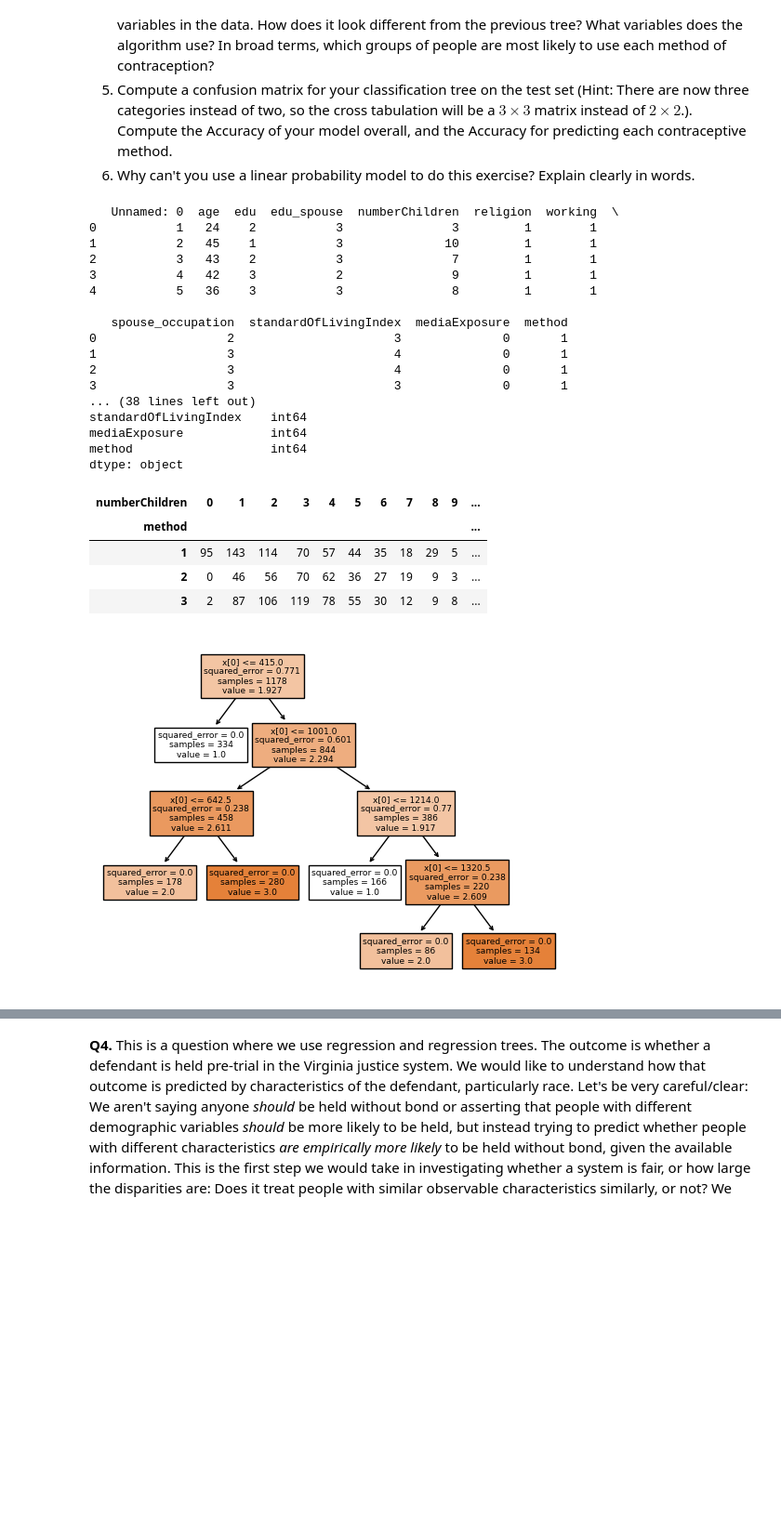
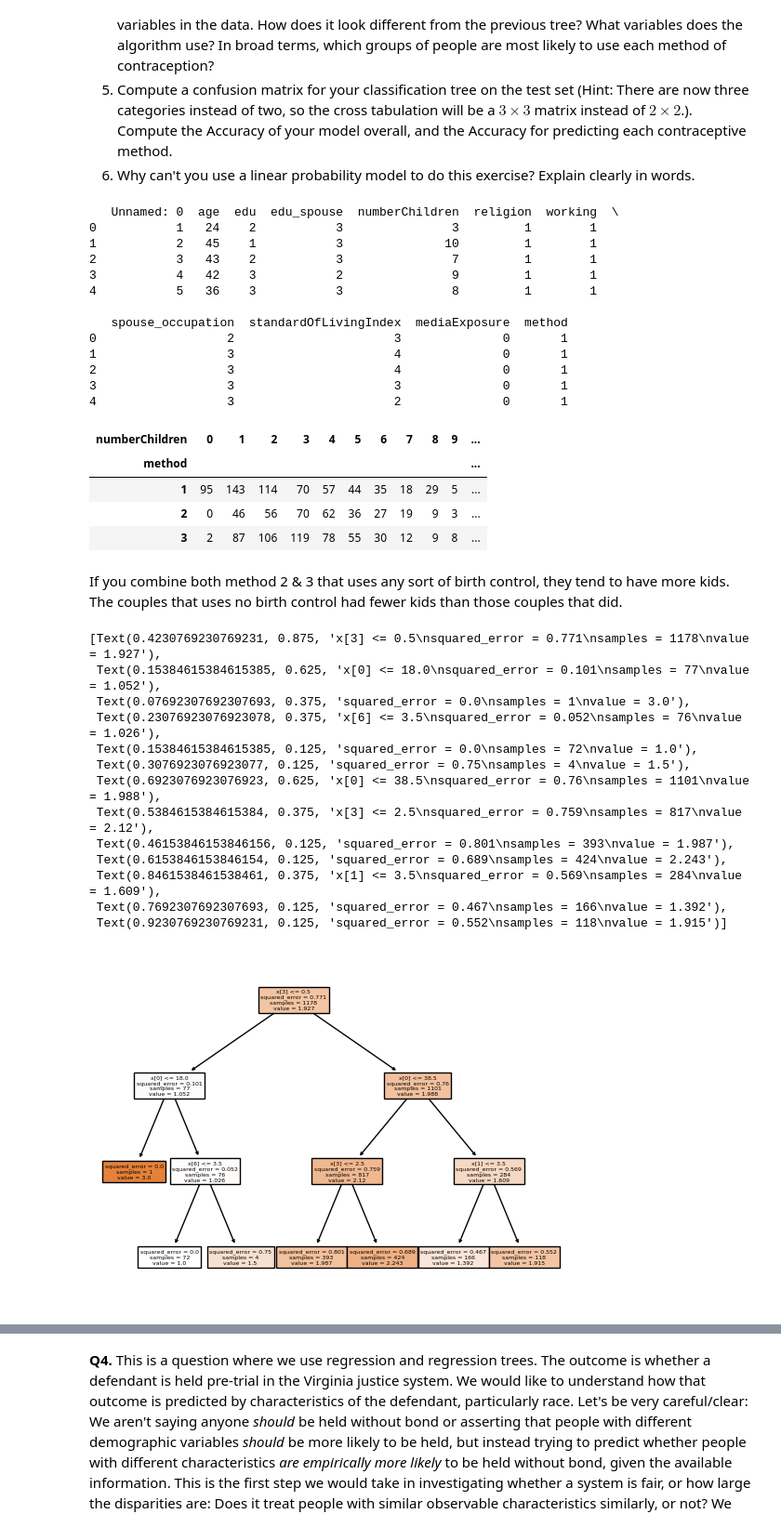
Before and after one commit to uvavmc7ht/assignment4, a Jupyter notebook: assignment4.ipynb, the cells around one changed output, grey strips where cells are left out. Shown at 93% size. Drawn from its saved outputs; the diff is of its cells as text; code cells hidden in the pictures; blank space fills up the shorter version.

```diff
--- a/assignment4.ipynb
+++ b/assignment4.ipynb
@@ -414,12 +417,13 @@ plt.show()
   5. Compute a confusion matrix for your classification tree on the test set (Hint: There are now three categories instead of two, so the cross tabulation will be a $3 \times 3$ matrix instead of $2 \times 2$.). Compute the Accuracy of your model overall, and the Accuracy for predicting each contraceptive method.
   7. Why can't you use a linear probability model to do this exercise? Explain clearly in words.
 # %%
+#1
 df = pd.read_csv('./sample_data/contraception_hw.csv')
-#df = df[['Price', 'Color', 'Seating_Capacity', 'Body_Type', 'Make', 'Make_Year', 'Mileage_Run', 'Fuel_Type', 'Transmission', 'Transmission_Type']]
+
 print(df.head())
-print(df.describe())
-df.head()
-print(df.dtypes)
+#print(df.describe())
+#df.head()
+#print(df.dtypes)
 
 
 df['method'].value_counts()
@@ -437,25 +441,38 @@ pd.crosstab(df['method'], df['numberChildren'])
 1                  3                      4              0       1
 2                  3                      4              0       1
 3                  3                      3              0       1
-... (38 lines left out)
-standardOfLivingIndex    int64
-mediaExposure            int64
-method                   int64
-dtype: object
+4                  3                      2              0       1
 | numberChildren | 0 | 1 | 2 | 3 | 4 | 5 | 6 | 7 | 8 | 9 | ... |
 | method |  |  |  |  |  |  |  |  |  |  | ... |
 | 1 | 95 | 143 | 114 | 70 | 57 | 44 | 35 | 18 | 29 | 5 | ... |
 | 2 | 0 | 46 | 56 | 70 | 62 | 36 | 27 | 19 | 9 | 3 | ... |
 | 3 | 2 | 87 | 106 | 119 | 78 | 55 | 30 | 12 | 9 | 8 | ... |
+# %% [markdown]
+If you combine both method 2 & 3 that uses any sort of birth control, they tend to have more kids. The couples that uses no birth control had fewer kids than those couples that did.
 # %%
+#2
 y = df["method"]
 X = df.drop(["method"], axis=1)
-
-X_train, X_test, y_train, y_test = train_test_split(X,y,test_size=.2,random_state=1)
+X = X.drop(["Unnamed: 0"], axis=1)
+# Test-train split
+X_train, X_test, y_train, y_test = train_test_split(X,y,test_size=0.2,random_state=1)
 # %%
-model = tree.DecisionTreeRegressor()
-model = model.fit(X_train, y_train)
-tree.plot_tree(model,filled=True)
-plt.show()
+#3
+model = tree.DecisionTreeRegressor(max_depth=3) # Fit the classifier
+cart = model.fit(X_train, y_train)
+tree.plot_tree(cart,filled=True)
 # %% [output]
+[Text(0.4230769230769231, 0.875, 'x[3] <= 0.5\nsquared_error = 0.771\nsamples = 1178\nvalue = 1.927'),
+ Text(0.15384615384615385, 0.625, 'x[0] <= 18.0\nsquared_error = 0.101\nsamples = 77\nvalue = 1.052'),
+ Text(0.07692307692307693, 0.375, 'squared_error = 0.0\nsamples = 1\nvalue = 3.0'),
+ Text(0.23076923076923078, 0.375, 'x[6] <= 3.5\nsquared_error = 0.052\nsamples = 76\nvalue = 1.026'),
+ Text(0.15384615384615385, 0.125, 'squared_error = 0.0\nsamples = 72\nvalue = 1.0'),
+ Text(0.3076923076923077, 0.125, 'squared_error = 0.75\nsamples = 4\nvalue = 1.5'),
+ Text(0.6923076923076923, 0.625, 'x[0] <= 38.5\nsquared_error = 0.76\nsamples = 1101\nvalue = 1.988'),
+ Text(0.5384615384615384, 0.375, 'x[3] <= 2.5\nsquared_error = 0.759\nsamples = 817\nvalue = 2.12'),
+ Text(0.46153846153846156, 0.125, 'squared_error = 0.801\nsamples = 393\nvalue = 1.987'),
+ Text(0.6153846153846154, 0.125, 'squared_error = 0.689\nsamples = 424\nvalue = 2.243'),
+ Text(0.8461538461538461, 0.375, 'x[1] <= 3.5\nsquared_error = 0.569\nsamples = 284\nvalue = 1.609'),
+ Text(0.7692307692307693, 0.125, 'squared_error = 0.467\nsamples = 166\nvalue = 1.392'),
+ Text(0.9230769230769231, 0.125, 'squared_error = 0.552\nsamples = 118\nvalue = 1.915')]
-[figure, old version]
+[figure, new version]
```
Also changed, not shown: parts of 22 cells of this notebook.
